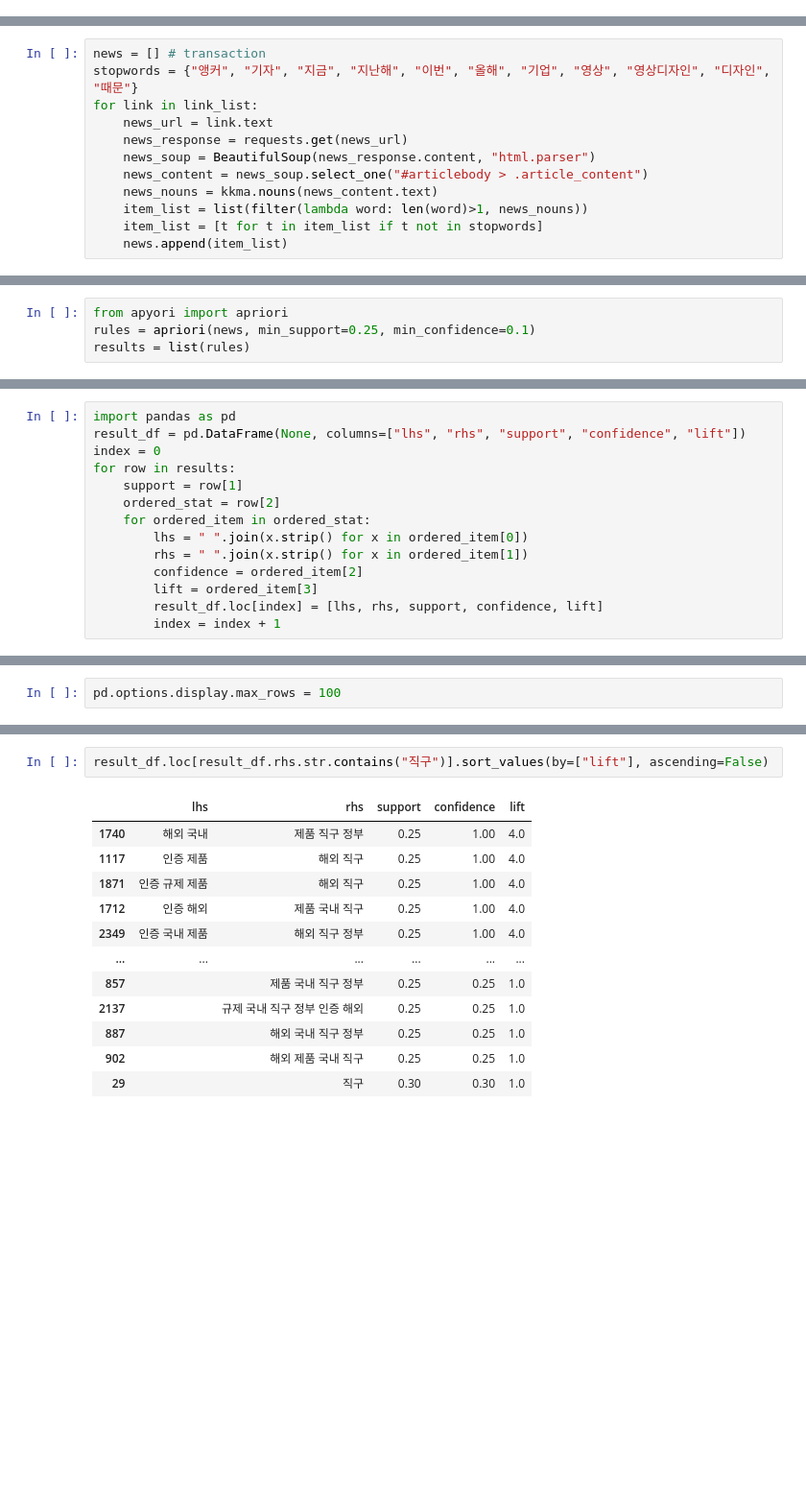
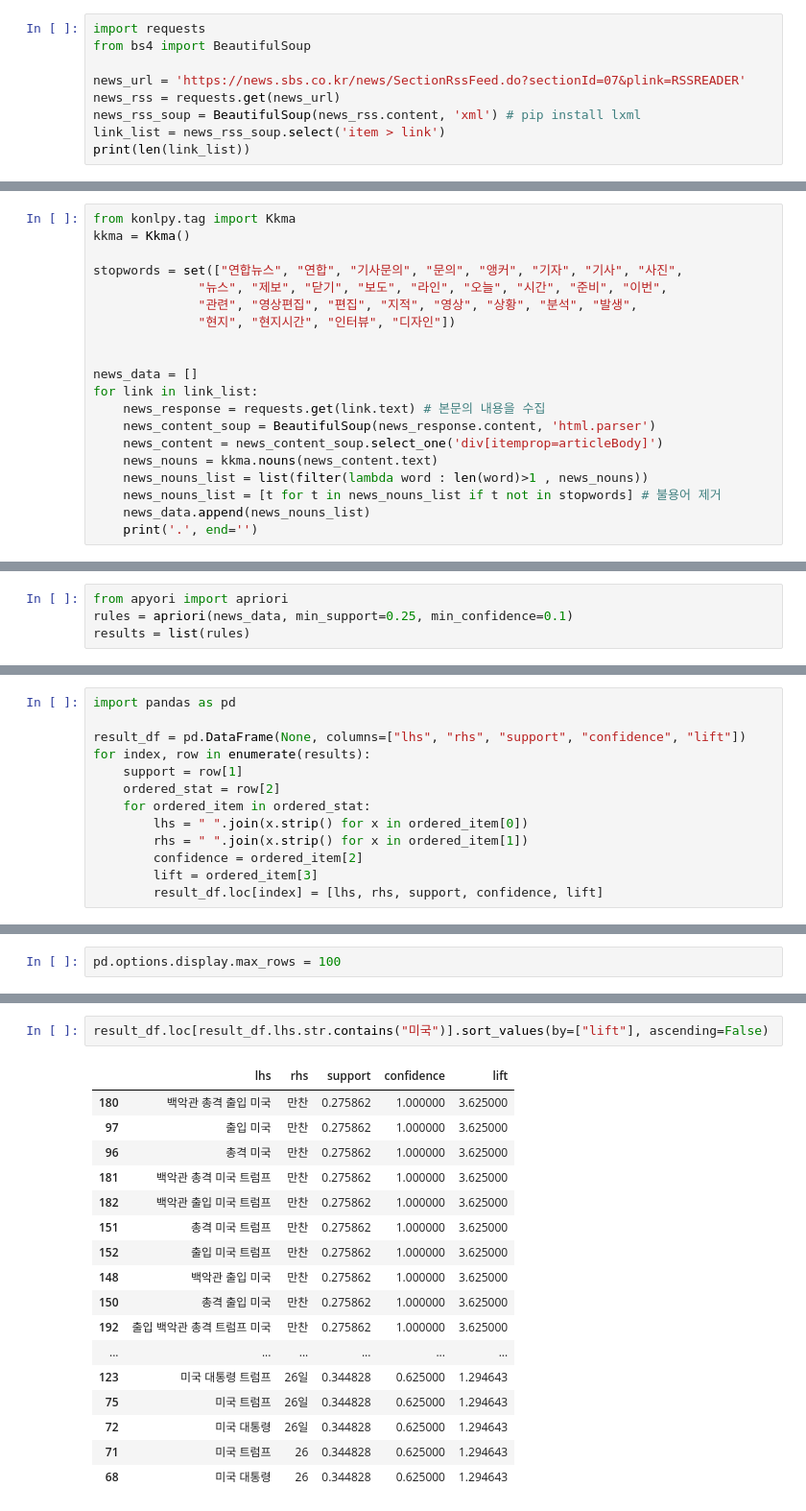
Before and after one commit to hjk7902/data, a Jupyter notebook: 6장. 연관분석 - 4절. 뉴스 기사 연관분석 실습.ipynb, the cells around one changed output, grey strips where cells are left out. Shown at 96% size. Saved outputs shown, nothing was run; the diff lists cells and outputs as text; blank space fills up the shorter version.

```diff
--- a/6장. 연관분석 - 4절. 뉴스 기사 연관분석 실습.ipynb
+++ b/6장. 연관분석 - 4절. 뉴스 기사 연관분석 실습.ipynb
@@ -21,0 +1,9 @@ kkma = Kkma()
+# %%
+import requests
+from bs4 import BeautifulSoup
+
+news_url = 'https://news.sbs.co.kr/news/SectionRssFeed.do?sectionId=07&plink=RSSREADER'
+news_rss = requests.get(news_url)
+news_rss_soup = BeautifulSoup(news_rss.content, 'xml') # pip install lxml
+link_list = news_rss_soup.select('item > link')
+print(len(link_list))
@@ -22,13 +12,21 @@ kkma = Kkma()
 # %%
-news = [] # transaction
-stopwords = {"앵커", "기자", "지금", "지난해", "이번", "올해", "기업", "영상", "영상디자인", "디자인", "때문"}
+from konlpy.tag import Kkma
+kkma = Kkma()
+
+stopwords = set(["연합뉴스", "연합", "기사문의", "문의", "앵커", "기자", "기사", "사진",
+              "뉴스", "제보", "닫기", "보도", "라인", "오늘", "시간", "준비", "이번",
+              "관련", "영상편집", "편집", "지적", "영상", "상황", "분석", "발생",
+              "현지", "현지시간", "인터뷰", "디자인"])
+
+
+news_data = []
 for link in link_list:
-    news_url = link.text
-    news_response = requests.get(news_url)
-    news_soup = BeautifulSoup(news_response.content, "html.parser")
-    news_content = news_soup.select_one("#articlebody > .article_content")
+    news_response = requests.get(link.text) # 본문의 내용을 수집
+    news_content_soup = BeautifulSoup(news_response.content, 'html.parser')
+    news_content = news_content_soup.select_one('div[itemprop=articleBody]')
     news_nouns = kkma.nouns(news_content.text)
-    item_list = list(filter(lambda word: len(word)>1, news_nouns))
-    item_list = [t for t in item_list if t not in stopwords]
-    news.append(item_list)
+    news_nouns_list = list(filter(lambda word : len(word)>1 , news_nouns))
+    news_nouns_list = [t for t in news_nouns_list if t not in stopwords] # 불용어 제거
+    news_data.append(news_nouns_list)
+    print('.', end='')
 # %% [output]
@@ -36,6 +34,6 @@ AttributeError: 'NoneType' object has no attribute 'text'
 # %%
 from apyori import apriori
-rules = apriori(news, min_support=0.25, min_confidence=0.1)
+rules = apriori(news_data, min_support=0.25, min_confidence=0.1)
 results = list(rules)
 # %%
 len(results)
@@ -44,8 +42,8 @@ len(results)
 # %%
 import pandas as pd
+
 result_df = pd.DataFrame(None, columns=["lhs", "rhs", "support", "confidence", "lift"])
-index = 0
-for row in results:
+for index, row in enumerate(results):
     support = row[1]
     ordered_stat = row[2]
     for ordered_item in ordered_stat:
@@ -54,7 +52,6 @@ for row in results:
         confidence = ordered_item[2]
         lift = ordered_item[3]
         result_df.loc[index] = [lhs, rhs, support, confidence, lift]
-        index = index + 1
 # %%
 result_df.head()
 # %% [output]
@@ -85,15 +86,20 @@ result_df.loc[result_df.lhs==""].sort_values(by=["support"], ascending=False)
 # %%
-result_df.loc[result_df.rhs.str.contains("직구")].sort_values(by=["lift"], ascending=False)
+result_df.loc[result_df.lhs.str.contains("미국")].sort_values(by=["lift"], ascending=False)
 # %% [output]
 |  | lhs | rhs | support | confidence | lift |
-| 1740 | 해외 국내 | 제품 직구 정부 | 0.25 | 1.00 | 4.0 |
-| 1117 | 인증 제품 | 해외 직구 | 0.25 | 1.00 | 4.0 |
-| 1871 | 인증 규제 제품 | 해외 직구 | 0.25 | 1.00 | 4.0 |
-| 1712 | 인증 해외 | 제품 국내 직구 | 0.25 | 1.00 | 4.0 |
-| 2349 | 인증 국내 제품 | 해외 직구 정부 | 0.25 | 1.00 | 4.0 |
+| 180 | 백악관 총격 출입 미국 | 만찬 | 0.275862 | 1.000000 | 3.625000 |
+| 97 | 출입 미국 | 만찬 | 0.275862 | 1.000000 | 3.625000 |
+| 96 | 총격 미국 | 만찬 | 0.275862 | 1.000000 | 3.625000 |
+| 181 | 백악관 총격 미국 트럼프 | 만찬 | 0.275862 | 1.000000 | 3.625000 |
+| 182 | 백악관 출입 미국 트럼프 | 만찬 | 0.275862 | 1.000000 | 3.625000 |
+| 151 | 총격 미국 트럼프 | 만찬 | 0.275862 | 1.000000 | 3.625000 |
+| 152 | 출입 미국 트럼프 | 만찬 | 0.275862 | 1.000000 | 3.625000 |
+| 148 | 백악관 출입 미국 | 만찬 | 0.275862 | 1.000000 | 3.625000 |
+| 150 | 총격 출입 미국 | 만찬 | 0.275862 | 1.000000 | 3.625000 |
+| 192 | 출입 백악관 총격 트럼프 미국 | 만찬 | 0.275862 | 1.000000 | 3.625000 |
 | ... | ... | ... | ... | ... | ... |
-| 857 |  | 제품 국내 직구 정부 | 0.25 | 0.25 | 1.0 |
-| 2137 |  | 규제 국내 직구 정부 인증 해외 | 0.25 | 0.25 | 1.0 |
-| 887 |  | 해외 국내 직구 정부 | 0.25 | 0.25 | 1.0 |
-| 902 |  | 해외 제품 국내 직구 | 0.25 | 0.25 | 1.0 |
-| 29 |  | 직구 | 0.30 | 0.30 | 1.0 |
+| 123 | 미국 대통령 트럼프 | 26일 | 0.344828 | 0.625000 | 1.294643 |
+| 75 | 미국 트럼프 | 26일 | 0.344828 | 0.625000 | 1.294643 |
+| 72 | 미국 대통령 | 26일 | 0.344828 | 0.625000 | 1.294643 |
+| 71 | 미국 트럼프 | 26 | 0.344828 | 0.625000 | 1.294643 |
+| 68 | 미국 대통령 | 26 | 0.344828 | 0.625000 | 1.294643 |
```
Also changed, not shown: parts of 15 cells of this notebook, 1 other file.
